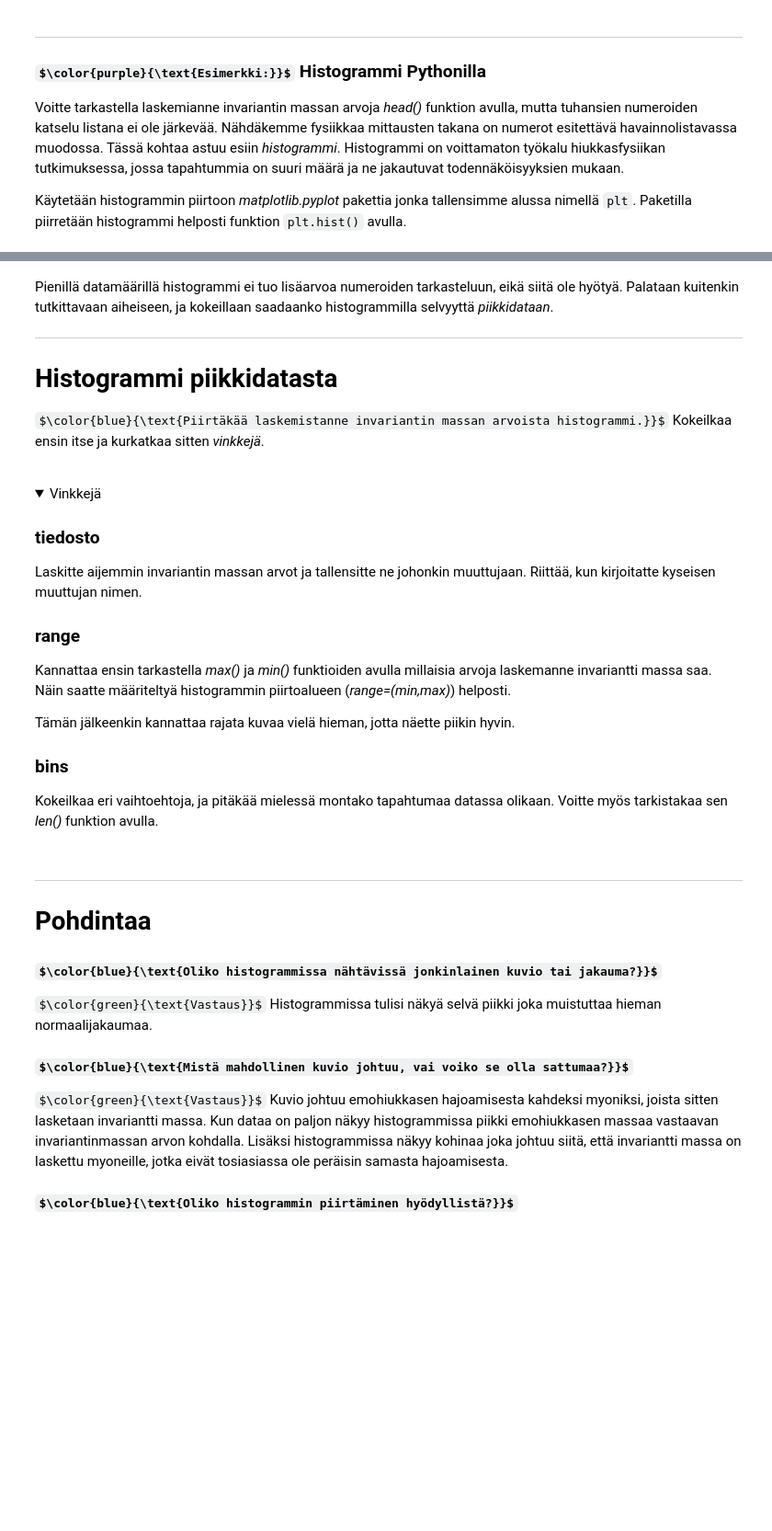
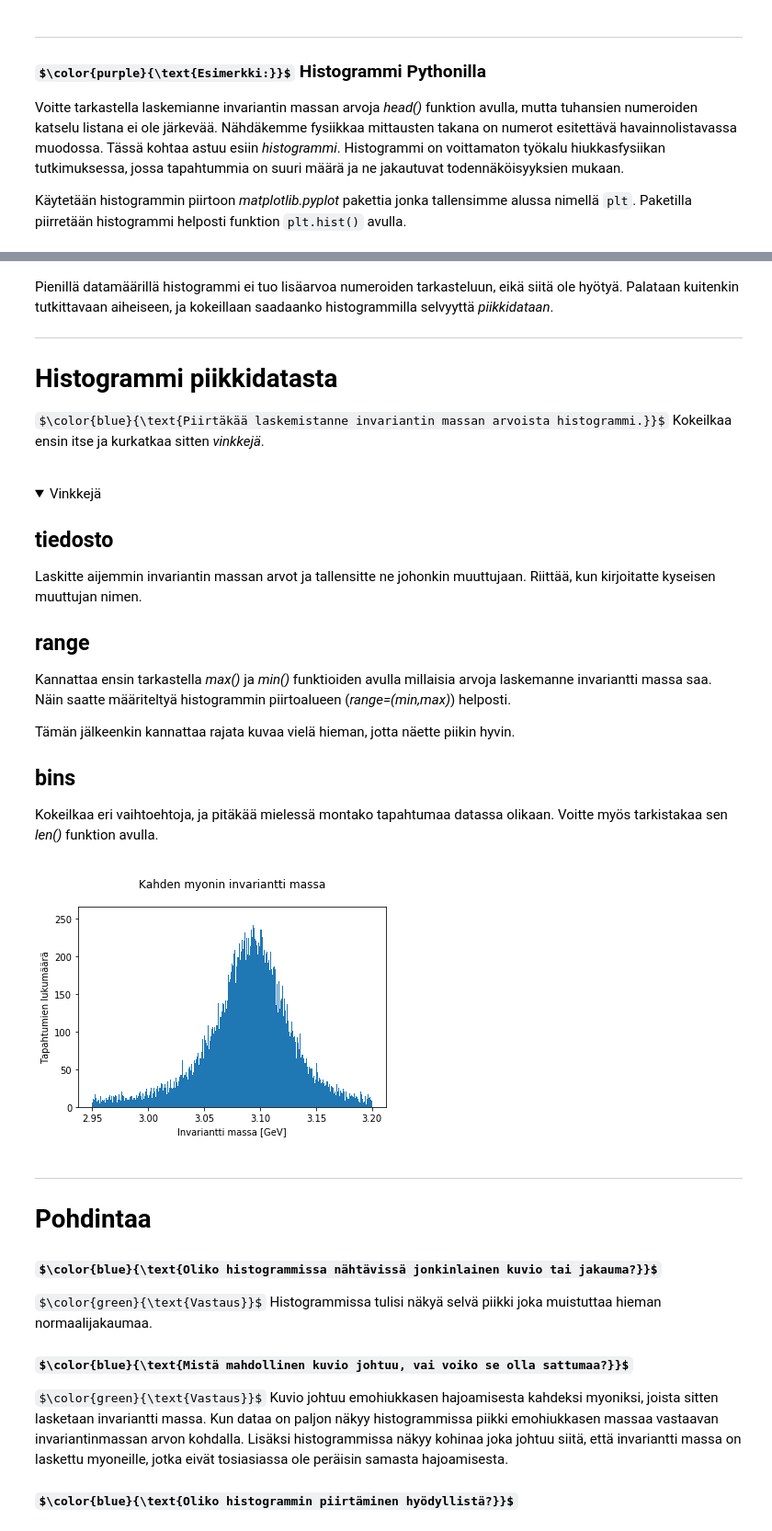
Before and after one commit to cms-opendata-education/cms-jupyter-materials-finnish, a Jupyter notebook: Opetusmateriaalit/HiukkasetHukassa/HiukkasetHukassaOpettaja.ipynb, the cells around one changed output, grey strips where cells are left out. Shown at 92% size. Drawn from its saved outputs; the diff is of its cells as text; code cells hidden in the pictures; folded sections open; some formulas as TeX source; blank space fills up the shorter version.

```diff
--- a/Opetusmateriaalit/HiukkasetHukassa/HiukkasetHukassaOpettaja.ipynb
+++ b/Opetusmateriaalit/HiukkasetHukassa/HiukkasetHukassaOpettaja.ipynb
@@ -655,38 +698,43 @@ $\color{blue}{\text{Piirtäkää laskemistanne invariantin massan arvoista histo
 <details>
     <summary>Vinkkejä</summary>
 
-### tiedosto
+## tiedosto
+
 Laskitte aijemmin invariantin massan arvot ja tallensitte ne johonkin muuttujaan. Riittää, kun kirjoitatte kyseisen muuttujan nimen.
 
-### range
+## range
+
 Kannattaa ensin tarkastella _max()_ ja _min()_ funktioiden avulla millaisia arvoja laskemanne invariantti massa saa. Näin saatte määriteltyä histogrammin piirtoalueen (_range=(min,max)_) helposti.
 
 Tämän jälkeenkin kannattaa rajata kuvaa vielä hieman, jotta näette piikin hyvin.
 
-### bins
+## bins
+
 Kokeilkaa eri vaihtoehtoja, ja pitäkää mielessä montako tapahtumaa datassa olikaan. Voitte myös tarkistakaa sen _len()_ funktion avulla.
 
 </details>
 # %%
 #Kirjoittakaa tähän koodi joka piirtää histogrammin. Muistakaa myös nimetä akselit ja kuvaaja.
 
 
 ##########################################
 ######    Opettajan mallikoodi    ########
 
 minimi=min(invarianttimassa1)
 maksimi=max(invarianttimassa1)
 
 #plt.hist(invarianttimassa1, bins=1000, range=(minimi,maksimi))
 #turhan leveä range, parempi olisi (2.95, 3.2)
 plt.hist(invarianttimassa1, bins=500, range=(2.95,3.2))
 
 plt.xlabel('Invariantti massa [GeV]')
-plt.ylabel('Tapahtumien lukumäärä / GeV')
+plt.ylabel('Tapahtumien lukumäärä')
 
 plt.title('Kahden myonin invariantti massa\n')
 
 plt.show()
+# %% [output]
+[figure, added]
 # %% [markdown]
 ****
 # Pohdintaa
```
Also changed, not shown: parts of 14 cells of this notebook.
